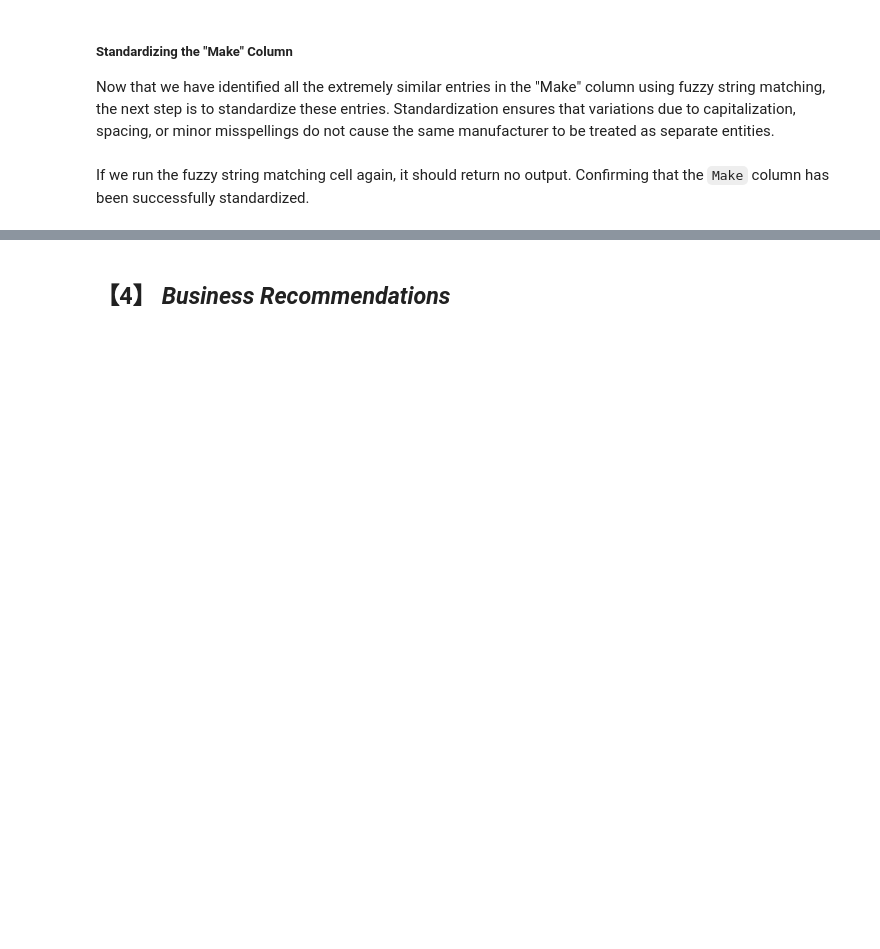
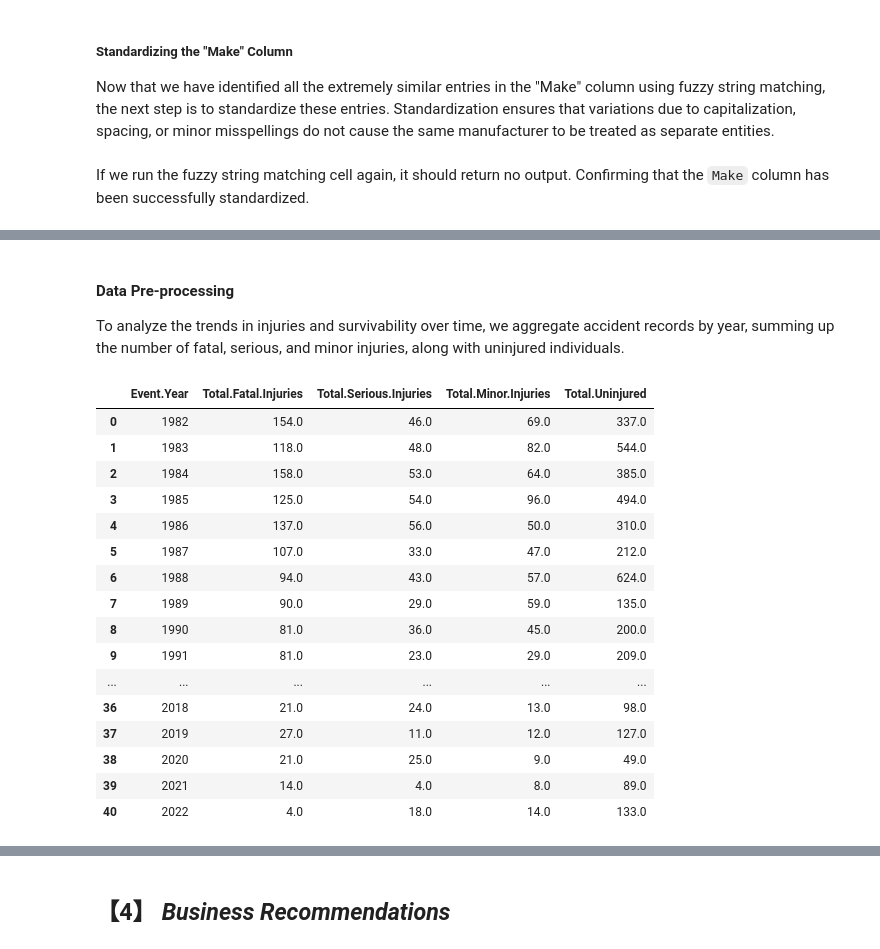
Before and after one commit to Tdoggie/phase-1-project, a Jupyter notebook: index.ipynb, the cells around one changed output, grey strips where cells are left out. Saved outputs shown, nothing was run; the diff lists cells and outputs as text; code cells hidden in the pictures; blank space fills up the shorter version.

```diff
--- a/index.ipynb
+++ b/index.ipynb
@@ -779,0 +780,30 @@ By focusing on total uninjured counts, we gain a clearer perspective on which ai
+# %% [markdown]
+#### Data Pre-processing
+To analyze the trends in injuries and survivability over time, we aggregate accident records by year, summing up the number of fatal, serious, and minor injuries, along with uninjured individuals.
+# %%
+# Group by Event.Year and sum up the respective columns
+df_yearly = df_clean.groupby("Event.Year", as_index=False)[
+    ["Total.Fatal.Injuries", "Total.Serious.Injuries", "Total.Minor.Injuries", "Total.Uninjured"]
+].sum()
+
+# Ensure the DataFrame is sorted in ascending order of years
+df_yearly = df_yearly.sort_values(by="Event.Year")
+df_yearly
+# %% [output]
+|  | Event.Year | Total.Fatal.Injuries | Total.Serious.Injuries | Total.Minor.Injuries | Total.Uninjured |
+| 0 | 1982 | 154.0 | 46.0 | 69.0 | 337.0 |
+| 1 | 1983 | 118.0 | 48.0 | 82.0 | 544.0 |
+| 2 | 1984 | 158.0 | 53.0 | 64.0 | 385.0 |
+| 3 | 1985 | 125.0 | 54.0 | 96.0 | 494.0 |
+| 4 | 1986 | 137.0 | 56.0 | 50.0 | 310.0 |
+| 5 | 1987 | 107.0 | 33.0 | 47.0 | 212.0 |
+| 6 | 1988 | 94.0 | 43.0 | 57.0 | 624.0 |
+| 7 | 1989 | 90.0 | 29.0 | 59.0 | 135.0 |
+| 8 | 1990 | 81.0 | 36.0 | 45.0 | 200.0 |
+| 9 | 1991 | 81.0 | 23.0 | 29.0 | 209.0 |
+| ... | ... | ... | ... | ... | ... |
+| 36 | 2018 | 21.0 | 24.0 | 13.0 | 98.0 |
+| 37 | 2019 | 27.0 | 11.0 | 12.0 | 127.0 |
+| 38 | 2020 | 21.0 | 25.0 | 9.0 | 49.0 |
+| 39 | 2021 | 14.0 | 4.0 | 8.0 | 89.0 |
+| 40 | 2022 | 4.0 | 18.0 | 14.0 | 133.0 |
```
Also changed, not shown: parts of 13 cells of this notebook.
